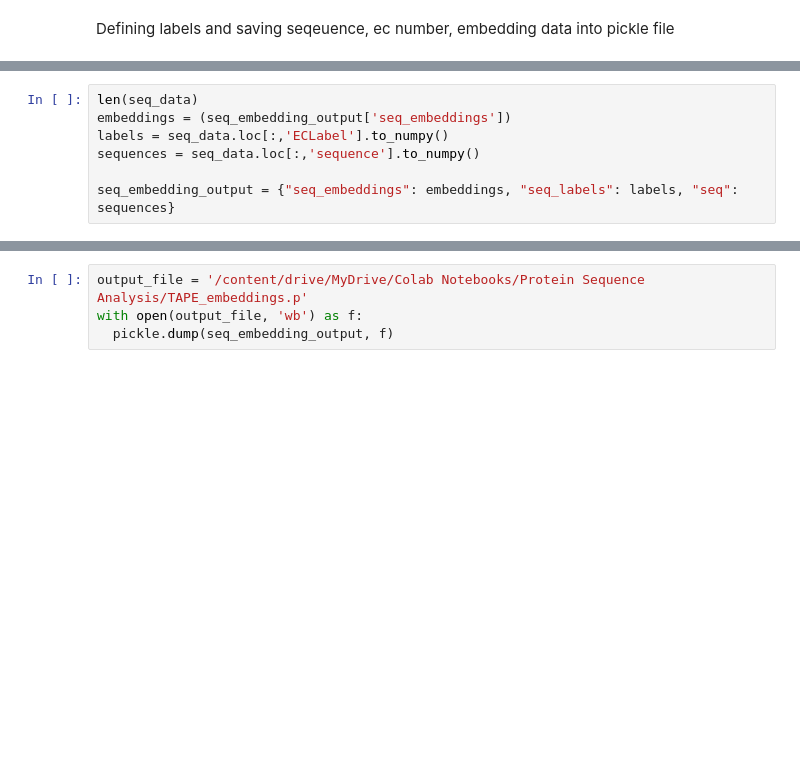
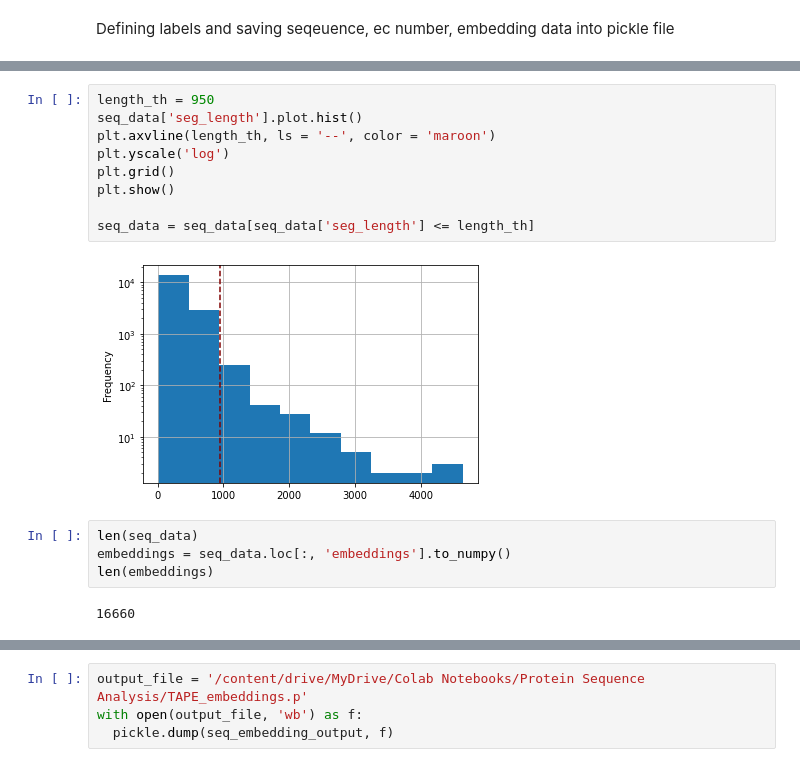
Before and after one commit to ranaabarghout/MIE1517_nlp_proteins, a Jupyter notebook: TAPE_Embedding.ipynb, the cells around one changed output, grey strips where cells are left out. Cells and saved outputs as stored; diff of their text form; blank space fills up the shorter version.

```diff
--- a/TAPE_Embedding.ipynb
+++ b/TAPE_Embedding.ipynb
@@ -222,7 +240,17 @@ seq_data.head()
+# %%
+length_th = 950
+seq_data['seg_length'].plot.hist()
+plt.axvline(length_th, ls = '--', color = 'maroon')
+plt.yscale('log')
+plt.grid()
+plt.show()
+
+seq_data = seq_data[seq_data['seg_length'] <= length_th]
+# %% [output]
+[figure, added]
 # %%
 len(seq_data)
-embeddings = (seq_embedding_output['seq_embeddings'])
-labels = seq_data.loc[:,'ECLabel'].to_numpy()
-sequences = seq_data.loc[:,'sequence'].to_numpy()
-
-seq_embedding_output = {"seq_embeddings": embeddings, "seq_labels": labels, "seq": sequences}
+embeddings = seq_data.loc[:, 'embeddings'].to_numpy()
+len(embeddings)
+# %% [output]
+16660
```
Also changed, not shown: parts of 6 cells of this notebook.
